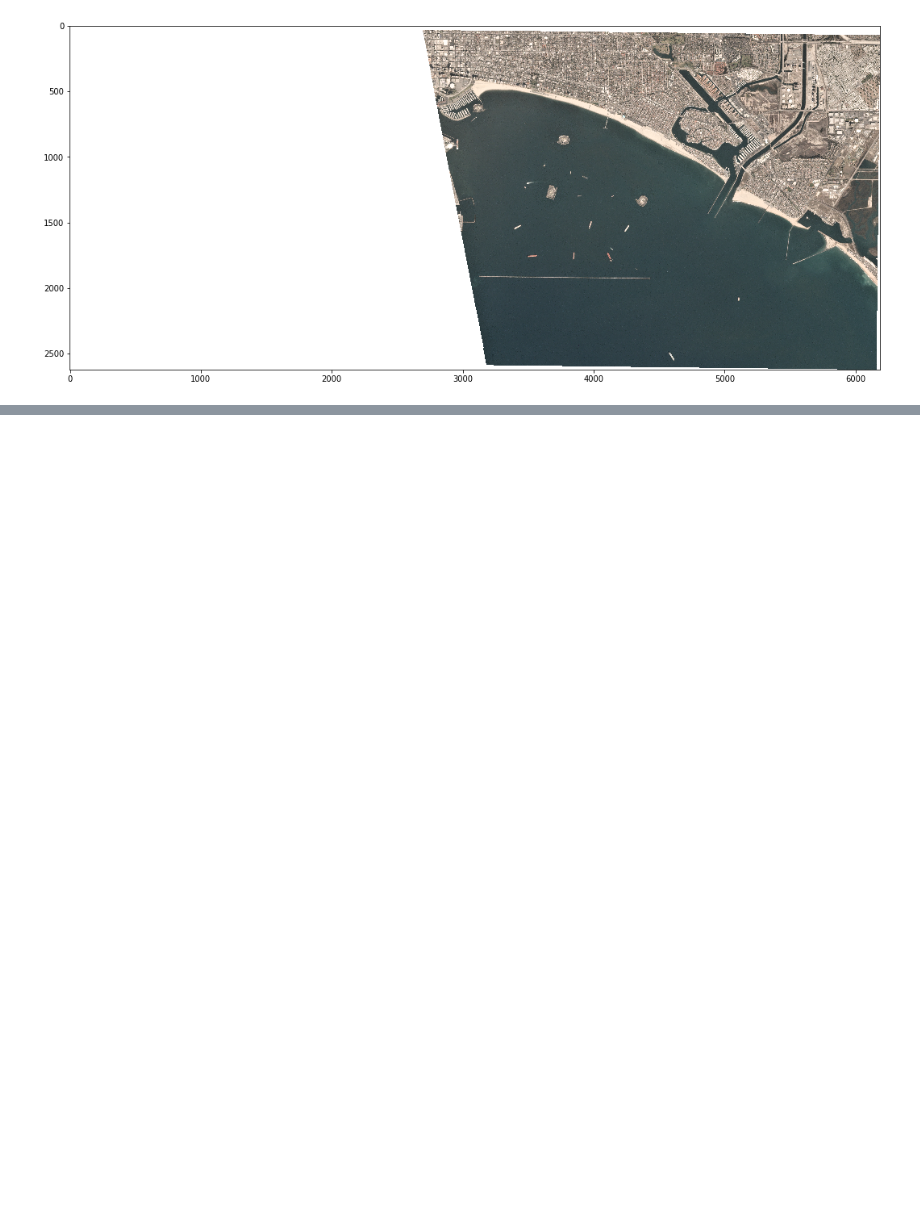
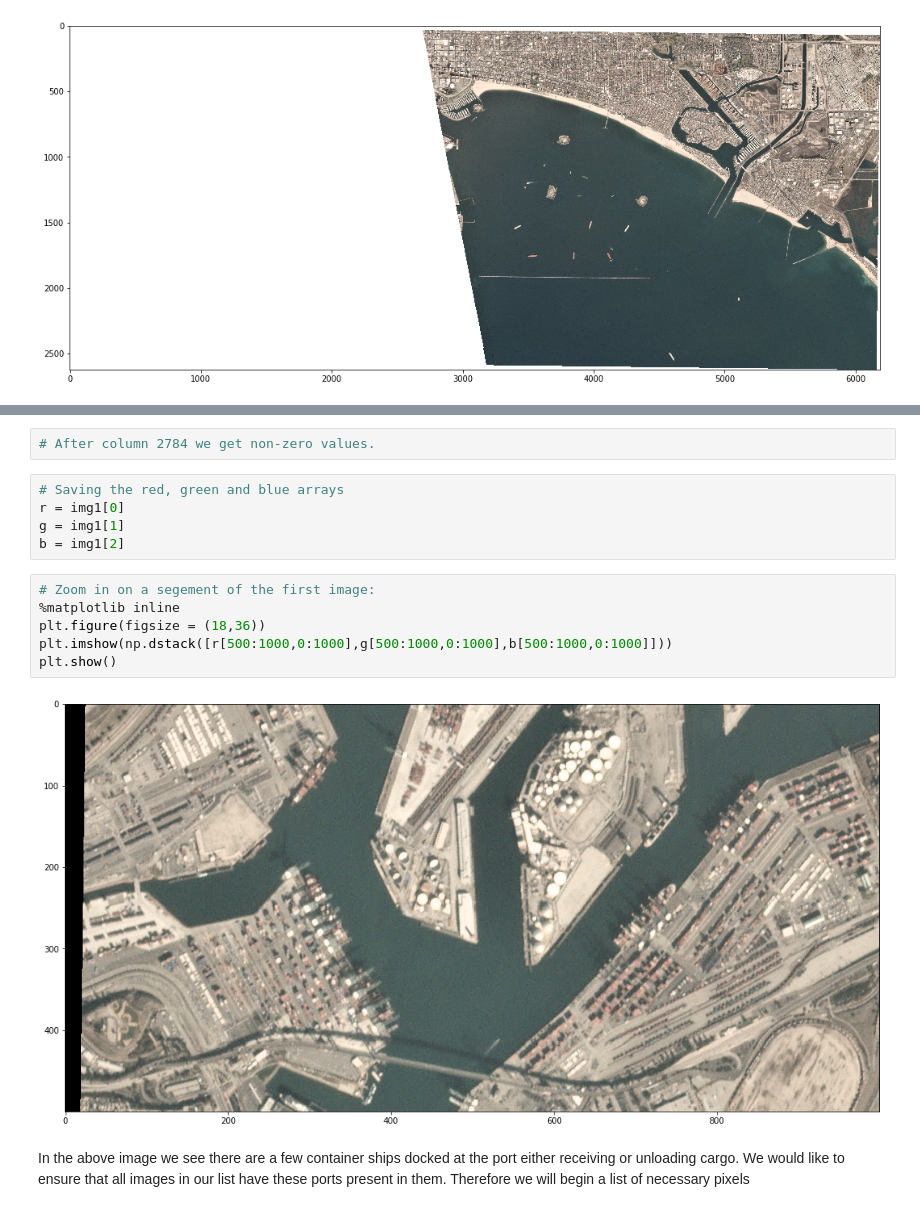
Before and after one commit to ronaldmaj/data-analysis-notebooks, a Jupyter notebook: POLA imagery - filtering and object detection.ipynb, the cells around one changed output, grey strips where cells are left out. Saved outputs shown, nothing was run; the diff lists cells and outputs as text; blank space fills up the shorter version.

Commit message:
Began record of Port pixel locations

```diff
--- a/POLA imagery - filtering and object detection.ipynb
+++ b/POLA imagery - filtering and object detection.ipynb
@@ -76,0 +102,17 @@ plt.show()
+# %%
+# After column 2784 we get non-zero values.
+# %%
+# Saving the red, green and blue arrays
+r = img1[0]
+g = img1[1]
+b = img1[2]
+# %%
+# Zoom in on a segement of the first image:
+%matplotlib inline
+plt.figure(figsize = (18,36))
+plt.imshow(np.dstack([r[500:1000,0:1000],g[500:1000,0:1000],b[500:1000,0:1000]]))
+plt.show()
+# %% [output]
+[figure, added]
+# %% [markdown]
+In the above image we see there are a few container ships docked at the port either receiving or unloading cargo. We would like to ensure that all images in our list have these ports present in them. Therefore we will begin a list of necessary pixels
```
Also changed, not shown: parts of 7 cells of this notebook.
